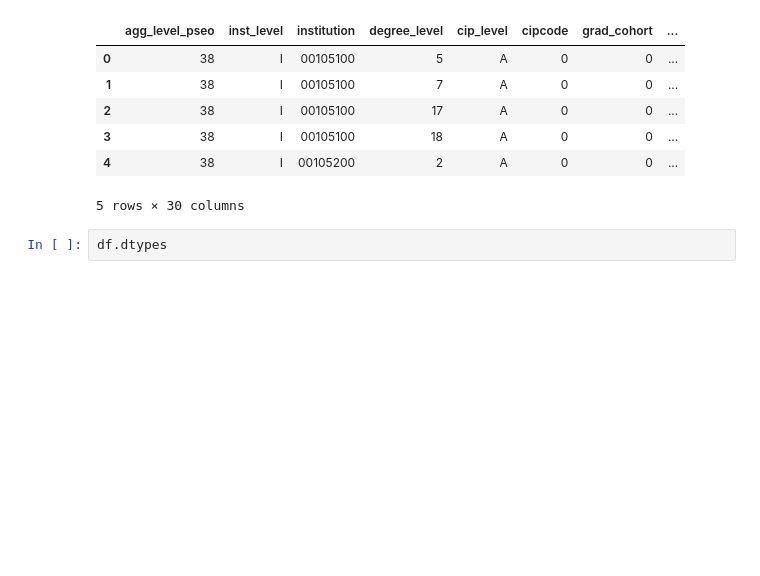
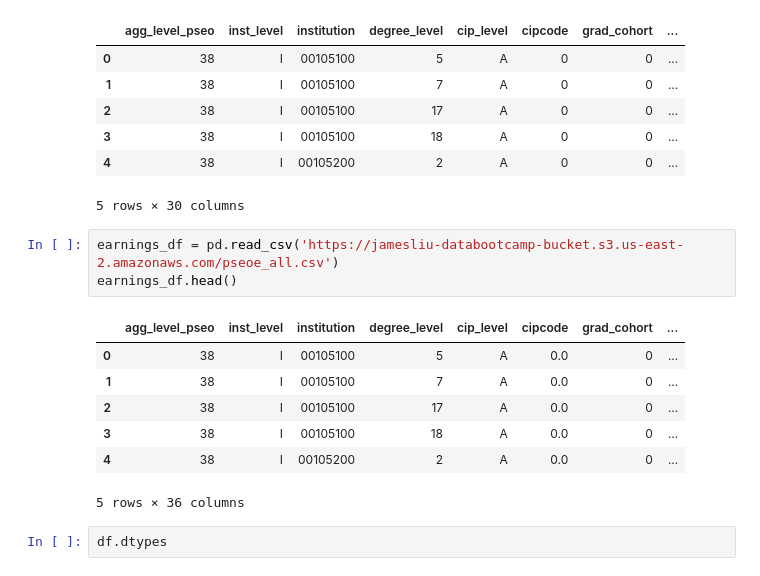
Before and after one commit to adinfinitum225/final_project, a Jupyter notebook: Sample_Machine.ipynb, the cells around one changed output. Cells and saved outputs as stored; diff of their text form; blank space fills up the shorter version.

```diff
--- a/Sample_Machine.ipynb
+++ b/Sample_Machine.ipynb
@@ -29,6 +30,17 @@ df.head()
 | 3 | 38 | I | 00105100 | 18 | A | 0 | 0 | ... |
 | 4 | 38 | I | 00105200 | 2 | A | 0 | 0 | ... |
 5 rows × 30 columns
+# %%
+earnings_df = pd.read_csv('https://jamesliu-databootcamp-bucket.s3.us-east-2.amazonaws.com/pseoe_all.csv')
+earnings_df.head()
+# %% [output]
+|  | agg_level_pseo | inst_level | institution | degree_level | cip_level | cipcode | grad_cohort | ... |
+| 0 | 38 | I | 00105100 | 5 | A | 0.0 | 0 | ... |
+| 1 | 38 | I | 00105100 | 7 | A | 0.0 | 0 | ... |
+| 2 | 38 | I | 00105100 | 17 | A | 0.0 | 0 | ... |
+| 3 | 38 | I | 00105100 | 18 | A | 0.0 | 0 | ... |
+| 4 | 38 | I | 00105200 | 2 | A | 0.0 | 0 | ... |
+5 rows × 36 columns
 # %%
 df.dtypes
 # %% [output]
```
Also changed, not shown: parts of 3 cells of this notebook.
